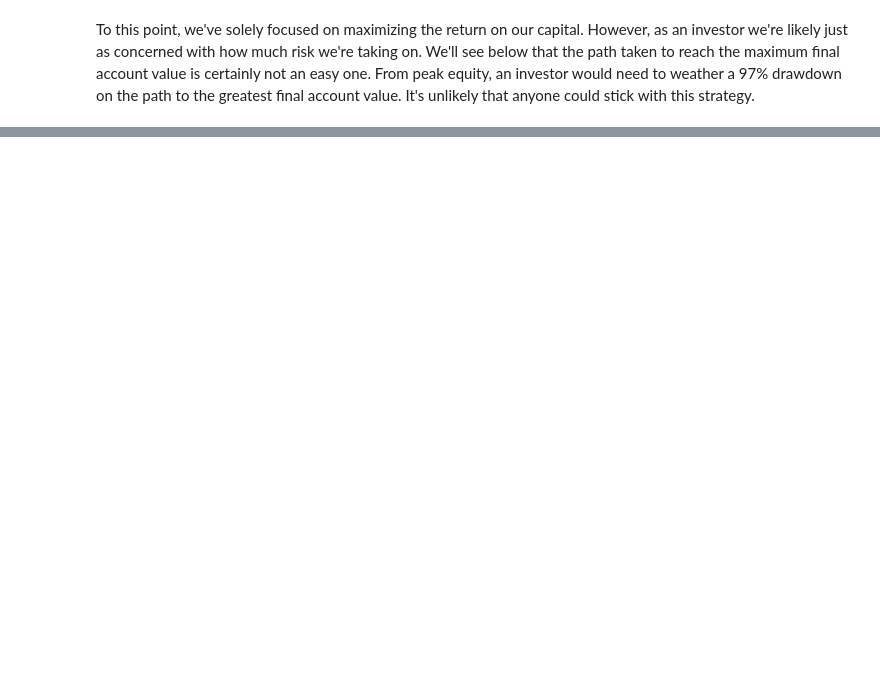
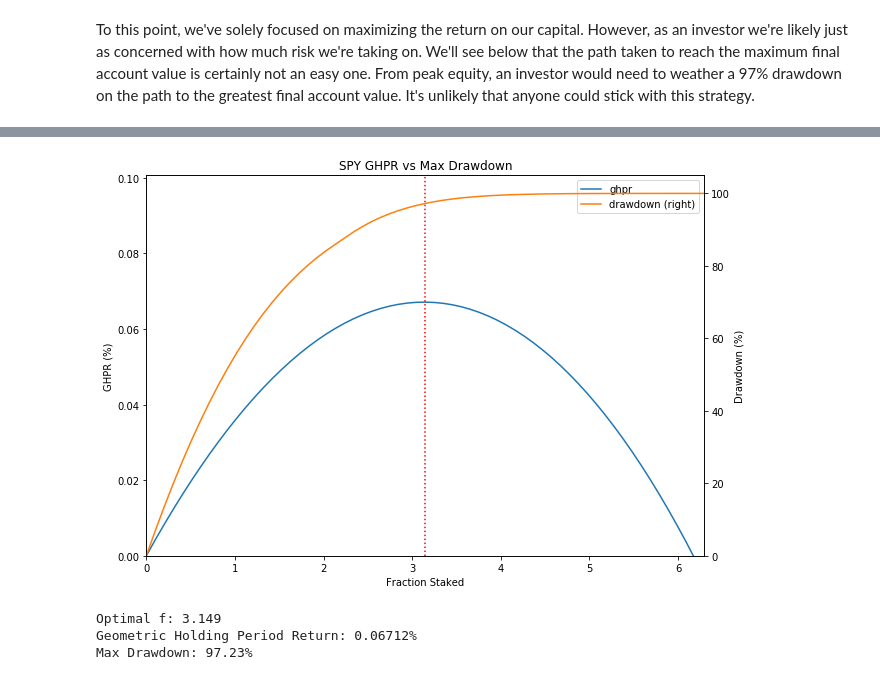
Before and after one commit to 11bblandin/quantfiction, a Jupyter notebook: position_sizing.ipynb, the cells around one changed output, grey strips where cells are left out. Cells and saved outputs as stored; diff of their text form; code cells hidden in the pictures; blank space fills up the shorter version.

```diff
--- a/position_sizing.ipynb
+++ b/position_sizing.ipynb
@@ -335,10 +338,13 @@ Max Drawdown: 97.23%
 # %%
-def twr(equity_curve):
+def twr(equity_curve, start_at_1=True):
     eq_arr = np.array(equity_curve)
-    _twr = eq_arr[-1] / eq_arr[0]
+    if start_at_1 == True:
+        _twr = eq_arr[-1]
+    else:
+        _twr = eq_arr[-1] / eq_arr[0]
     return _twr
 
 def ghpr(equity_curve):
     _twr = twr(equity_curve)
-    _ghpr = _twr ** (1 / len(equity_curve))
+    _ghpr = _twr ** (1 / len(equity_curve)) - 1
     return _ghpr
@@ -345 +398,11 @@ def ghpr(equity_curve):
+# %%
+spy_f = get_f_dd(spy_returns)
+
+f_dd_plot(spy_f, 'SPY')
+f_dd_results(spy_f)
+# %% [output]
+[figure, added]
+Optimal f: 3.149
+Geometric Holding Period Return: 0.06712%
+Max Drawdown: 97.23%
 # %%
```
Also changed, not shown: parts of 17 cells of this notebook.
